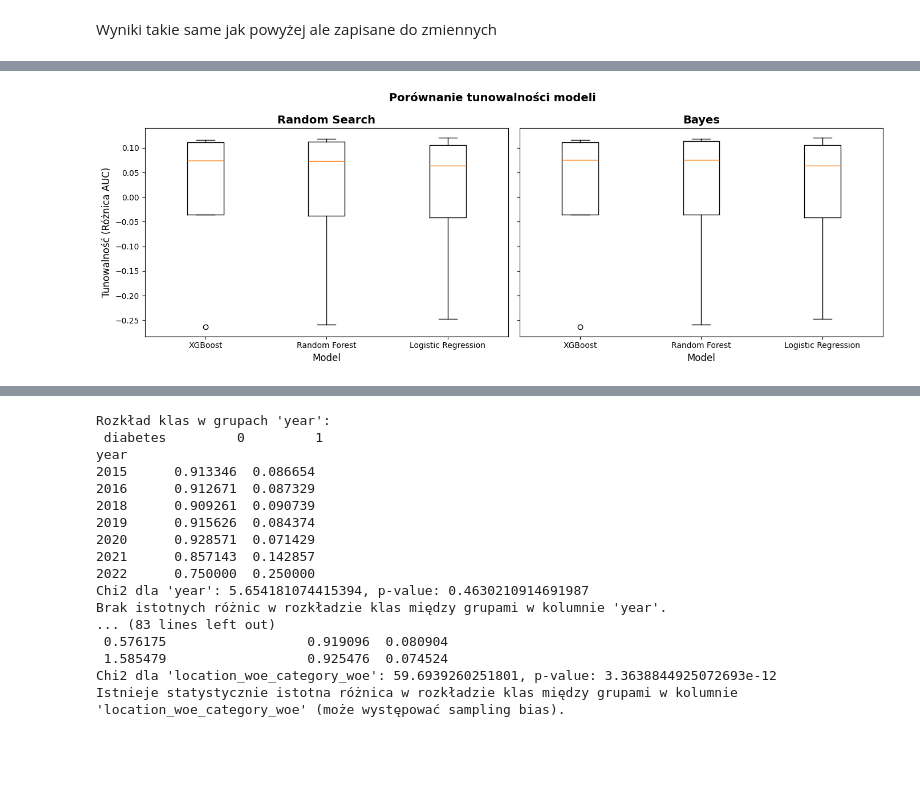
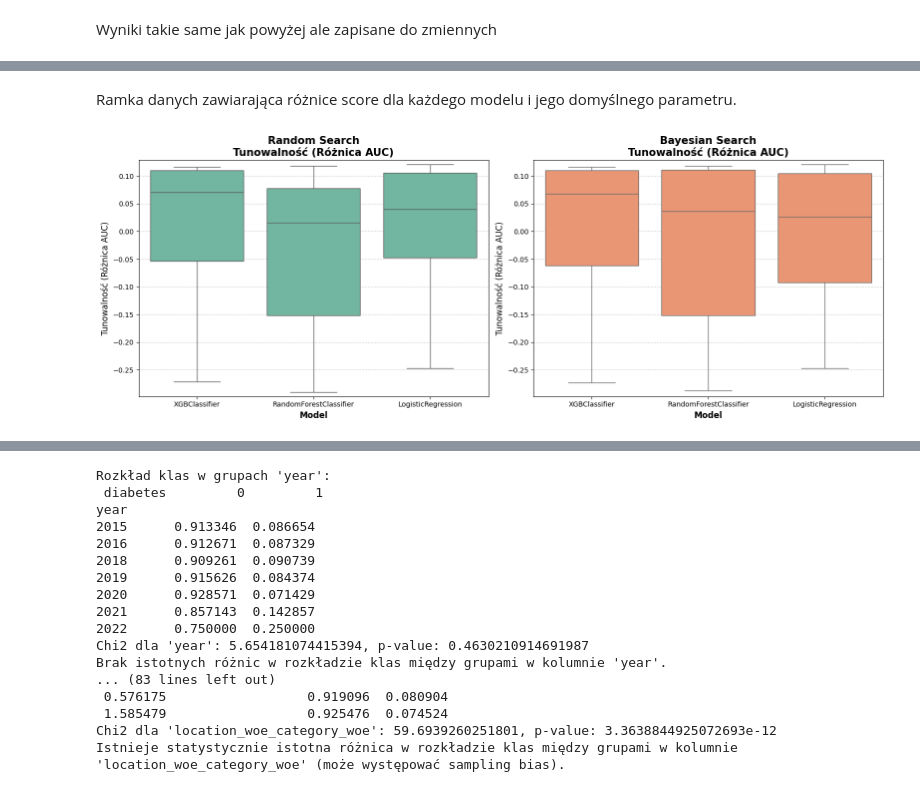
Before and after one commit to bartkowiakdaria/AutoML, a Jupyter notebook: tunning_all_models.ipynb, the cells around one changed output, grey strips where cells are left out. Drawn from its saved outputs; the diff is of its cells as text; code cells hidden in the pictures; blank space fills up the shorter version.

Commit message:
boxplots for score differences for each parameter

```diff
--- a/tunning_all_models.ipynb
+++ b/tunning_all_models.ipynb
@@ -368,18 +290,0 @@ Boxplot
-# %%
-fig, axes = plt.subplots(1, 2, figsize=(14, 5), sharey=True)
-
-axes[0].boxplot([diff_model[models_names[0]], diff_model[models_names[1]], diff_model[models_names[2]]], labels=models)
-axes[0].set_title('Random Search', fontsize=14, fontweight='bold')
-axes[0].set_ylabel('Tunowalność (Różnica AUC)', fontsize=12)
-axes[0].set_xlabel('Model', fontsize=12)
-
-axes[1].boxplot([diff_model_bayes[models_names[0]], diff_model_bayes[models_names[1]], diff_model_bayes[models_names[2]]], labels=models)
-axes[1].set_title('Bayes', fontsize=14, fontweight='bold')
-#axes[1].set_ylabel('Tunowalność (Różnica AUC)', fontsize=12)
-axes[1].set_xlabel('Model', fontsize=12)
-
-plt.suptitle('Porównanie tunowalności modeli', fontsize=14, fontweight='bold')
-plt.tight_layout()
-plt.show()
-# %% [output]
-[figure, removed]
@@ -385,0 +299,49 @@ plt.show()
+# %% [markdown]
+Ramka danych zawiarająca różnice score dla każdego modelu i jego domyślnego parametru.
+# %%
+data_full = pd.DataFrame(columns=['Model', 'Dataset', 'params', 'mean_test_score', 'diff_score'])
+for model in models:
+    def_score = default_params[type(model).__name__][1]
+    for dataset_num in range(len(datasets)):
+        df = get_results('random',type(model).__name__, dataset_num)
+        df['diff_score'] = df['mean_test_score'] - def_score
+        df['Model'] = type(model).__name__
+        df['Dataset'] = datasets[dataset_num]
+        data_full = pd.concat([data_full, df[['Model', 'Dataset', 'params', 'mean_test_score', 'diff_score']]], ignore_index=True)
+# %%
+data_full_bayes = pd.DataFrame(columns=['Model', 'Dataset', 'params', 'mean_test_score', 'diff_score'])
+for model in models:
+    def_score = default_params[type(model).__name__][1]
+    for dataset_num in range(len(datasets)):
+        df = get_results('bayes',type(model).__name__, dataset_num)
+        df['diff_score'] = df['mean_test_score'] - def_score
+        df['Model'] = type(model).__name__
+        df['Dataset'] = datasets[dataset_num]
+        data_full_bayes = pd.concat([data_full_bayes, df[['Model', 'Dataset', 'params', 'mean_test_score', 'diff_score']]], ignore_index=True)
+# %%
+min_val = min(data_full['diff_score'].min(), data_full_bayes['diff_score'].min())
+max_val = max(data_full['diff_score'].max(), data_full_bayes['diff_score'].max())
+
+margin = 0.02 * (max_val - min_val)
+ymin, ymax = min_val - margin, max_val + margin
+
+
+fig, ax = plt.subplots(1, 2, figsize=(16, 6))
+sns.boxplot(x='Model', y='diff_score', data=data_full, ax=ax[0], color = sns.color_palette("Set2")[0])
+ax[0].set_title("Random Search\nTunowalność (Różnica AUC)", fontsize=15, fontweight='bold')
+ax[0].set_xlabel("Model", fontsize=12, fontweight='bold')
+ax[0].set_ylabel("Tunowalność (Różnica AUC)", fontsize=12)
+ax[0].grid(True, axis='y', linestyle='--', alpha=0.6)
+ax[0].set_ylim(ymin, ymax)
+
+sns.boxplot(x='Model', y='diff_score', data=data_full_bayes, ax=ax[1], color = sns.color_palette("Set2")[1])
+ax[1].set_title("Bayesian Search\nTunowalność (Różnica AUC)", fontsize=15, fontweight='bold')
+ax[1].set_xlabel("Model", fontsize=12, fontweight='bold')
+ax[1].set_ylabel("Tunowalność (Różnica AUC)", fontsize=12)
+ax[1].grid(True, axis='y', linestyle='--', alpha=0.6)
+ax[1].set_ylim(ymin, ymax)
+
+plt.tight_layout()
+plt.show()
+# %% [output]
+[figure, added]
```
Also changed, not shown: parts of 17 cells of this notebook, 1 other file.
